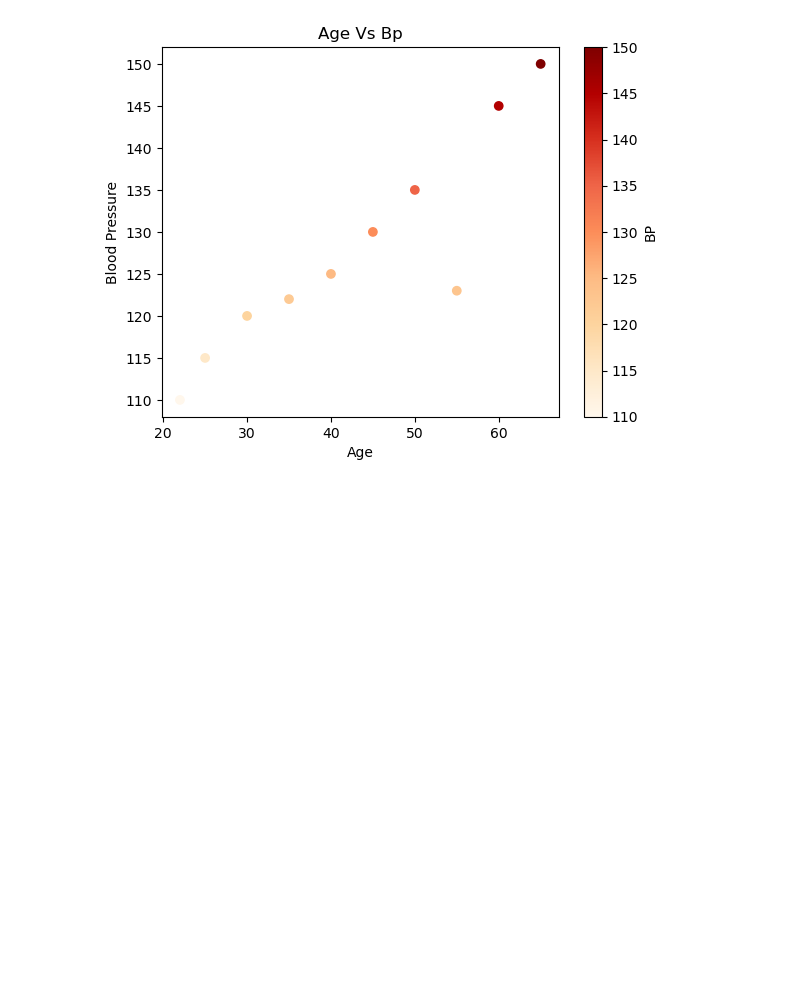
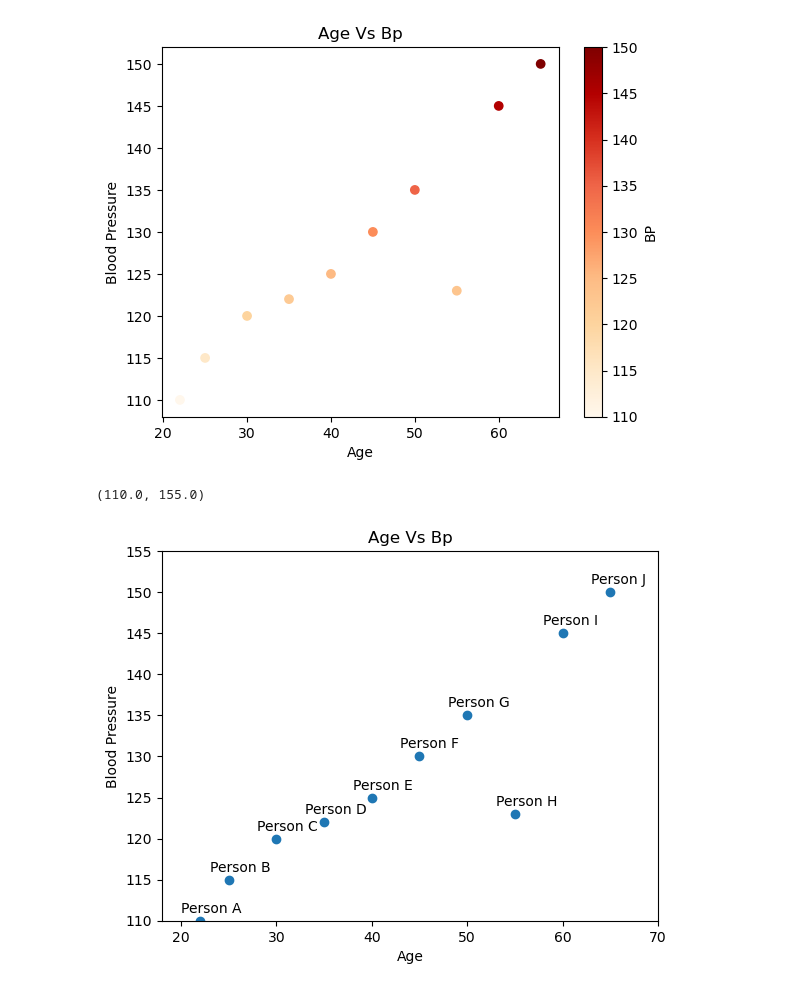
Before and after one commit to Sanchali-rif/Data-Science-Learning, a Jupyter notebook: data visualization/scatterplot.ipynb, the cells around one changed output. Drawn from its saved outputs; the diff is of its cells as text; code cells hidden in the pictures; blank space fills up the shorter version.

```diff
--- a/data visualization/scatterplot.ipynb
+++ b/data visualization/scatterplot.ipynb
@@ -98,3 +98,22 @@ plt.colorbar(label="BP") # shows the color bar
 # %% [output]
 <matplotlib.colorbar.Colorbar at 0x...>
 [figure]
+# %%
+#annotations
+people = ["Person A", "Person B", "Person C", "Person D", "Person E",
+          "Person F", "Person G", "Person H", "Person I", "Person J"]
+age = [22, 25, 30, 35, 40, 45, 50, 55, 60, 65]
+blood_pressure = [110, 115, 120, 122, 125, 130, 135, 123, 145, 150]
+
+plt.scatter(age,blood_pressure)
+for i in range (len(people)):
+    # added the people's name with their BP point
+    plt.annotate(people[i],xy=(age[i],blood_pressure[i]),xytext=(age[i]-2,blood_pressure[i]+1))
+plt.title("Age Vs Bp")
+plt.xlabel("Age")
+plt.ylabel("Blood Pressure")
+plt.xlim(18,max(age)+5) # expanded the graph in x axis
+plt.ylim(min(blood_pressure),max(blood_pressure)+5) # expanded the graph in y axis
+# %% [output]
+(110.0, 155.0)
+[figure, added]
```
Also changed, not shown: parts of 1 cell of this notebook, 1 other file.
